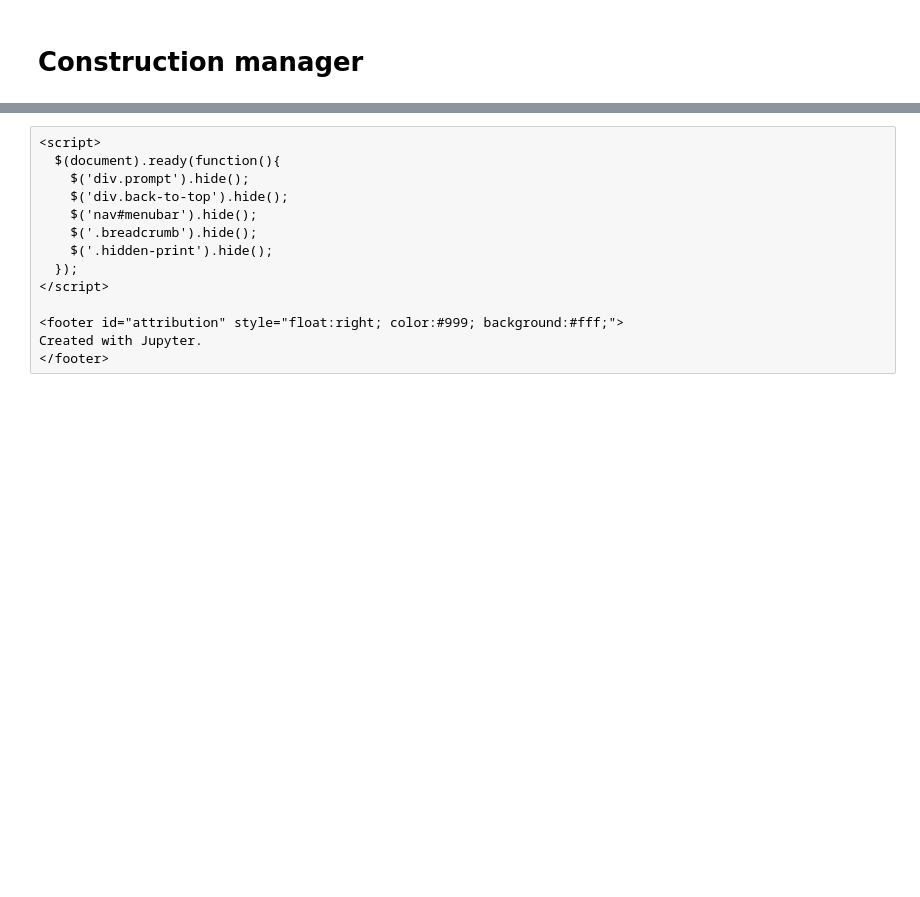
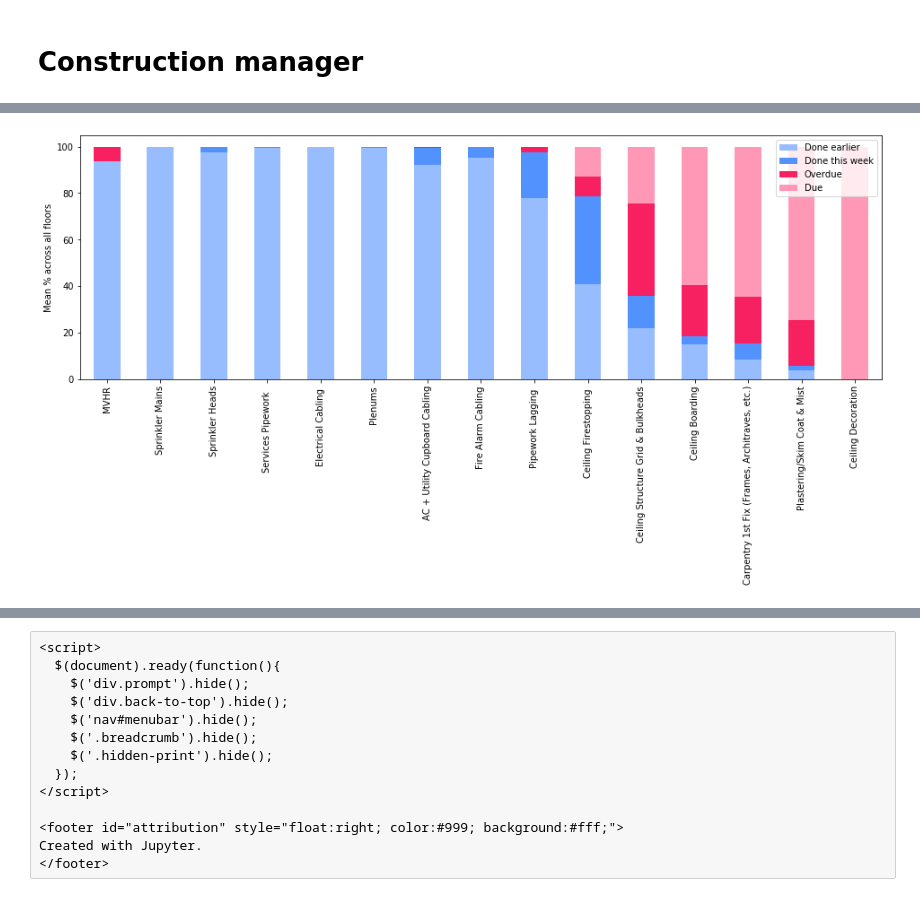
Before and after one commit to Mobbobobbo/hyper_projects, a Jupyter notebook: disperse.ipynb, the cells around one changed output, grey strips where cells are left out. Drawn from its saved outputs; the diff is of its cells as text; code cells hidden in the pictures; blank space fills up the shorter version.

```diff
--- a/disperse.ipynb
+++ b/disperse.ipynb
@@ -310,0 +284,52 @@ Also with more weeks, could find patterns of inefficiency:
+# %%
+def floor_task_dfs(floor):
+
+    current_floor_df = sheets['Floor ' + str(floor)]
+    previous_floor_df = sheets['Floor ' + str(floor) + ' (last week)']
+
+    # Taking only the tasks that belong to Roseton.
+    current_floor_df = current_floor_df[(current_floor_df['TASKGROUP'] == 'Main Services')
+                                      | (current_floor_df['TASKGROUP'] == 'Boarding Closure')]
+    previous_floor_df = previous_floor_df[(previous_floor_df['TASKGROUP'] == 'Main Services')
+                                        | (previous_floor_df['TASKGROUP'] == 'Boarding Closure')]
+    ####
+    past_deadlines = current_floor_df[current_floor_df['PLANNED END'] <= today]
+    ####
+
+    tasks = current_floor_df['TASK']
+
+    # Using only the numeric columns.
+    current_floor_df = current_floor_df.iloc[:,4:]
+    previous_floor_df = previous_floor_df.iloc[:,4:]
+
+    difs_df = current_floor_df.subtract(previous_floor_df)
+
+    ###### overdues ######
+    overdues = (past_deadlines.iloc[:,4:] - 100).mean(axis=1).abs()
+    ######################
+
+
+    bars_df = pd.DataFrame({'Task': tasks,
+                            'Done earlier': previous_floor_df.mean(axis=1),
+                            'Done this week': difs_df.mean(axis=1),
+                            'Overdue': overdues})
+    bars_df['Due'] = (bars_df.drop('Task', axis=1).sum(axis=1) - 100).abs()
+
+    return bars_df
+
+
+floor1_df = floor_task_dfs(1)
+floor2_df = floor_task_dfs(2)
+floor3_df = floor_task_dfs(3)
+floor4_df = floor_task_dfs(4)
+floor5_df = floor_task_dfs(5)
+
+conc_df = pd.concat([floor1_df, floor2_df, floor3_df, floor4_df, floor5_df]).fillna(0)
+means_df = conc_df.groupby(conc_df.index).mean()
+ax = means_df.plot(kind='bar', stacked=True, legend=False, color=['#97BDFF', '#5292FF', '#F72060', '#FF98B7'], figsize=(16,5))
+ax.set_xticklabels(floor1_df['Task'])
+plt.ylabel('Mean % across all floors')
+
+_ = plt.legend(loc="upper right")
+# %% [output]
+[figure, added]
```
Also changed, not shown: parts of 19 cells of this notebook.
